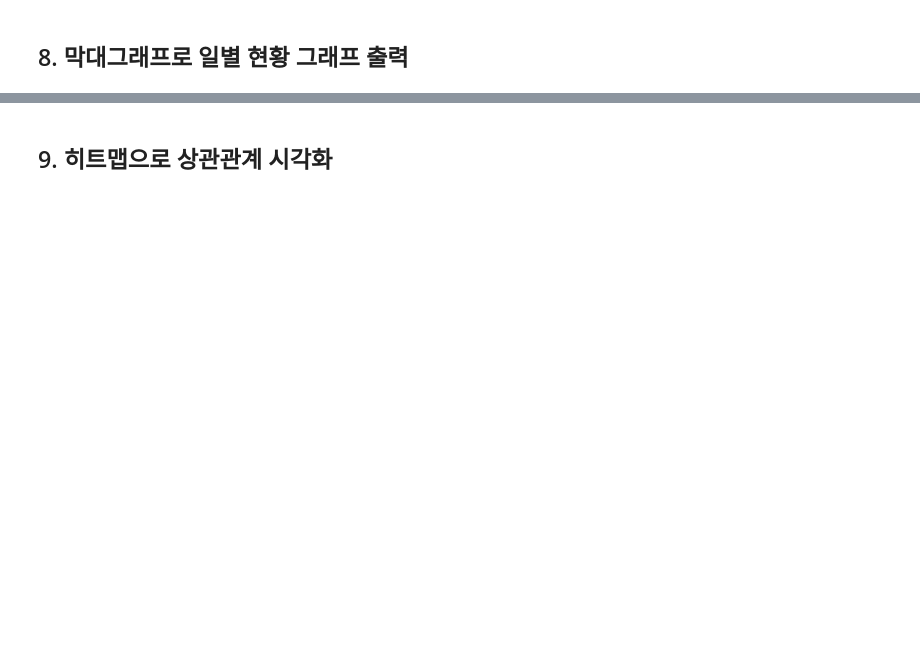
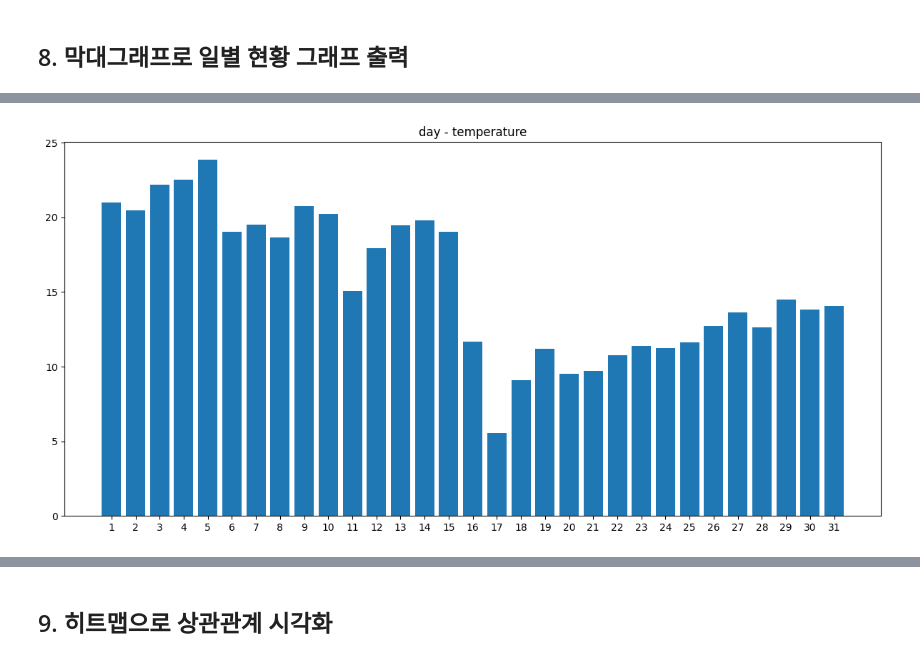
Before and after one commit to WaltDev29/Course_AI_Data_Preprocessing, a Jupyter notebook: Python/final_exam/final_exam.ipynb, the cells around one changed output, grey strips where cells are left out. Drawn from its saved outputs; the diff is of its cells as text; code cells hidden in the pictures; blank space fills up the shorter version.

```diff
--- a/Python/final_exam/final_exam.ipynb
+++ b/Python/final_exam/final_exam.ipynb
@@ -213,0 +313,13 @@ plt.show()
+# %%
+df_temperature = df.groupby("day")["temperature"].mean()
+
+plt.figure(figsize=(12,6))
+
+plt.title("day - temperature")
+plt.bar(df_temperature.index, df_temperature.values)
+plt.xticks(df_temperature.index)
+
+plt.tight_layout()
+plt.show()
+# %% [output]
+[figure, added]
```
Also changed, not shown: parts of 21 cells of this notebook, 1 other file.
